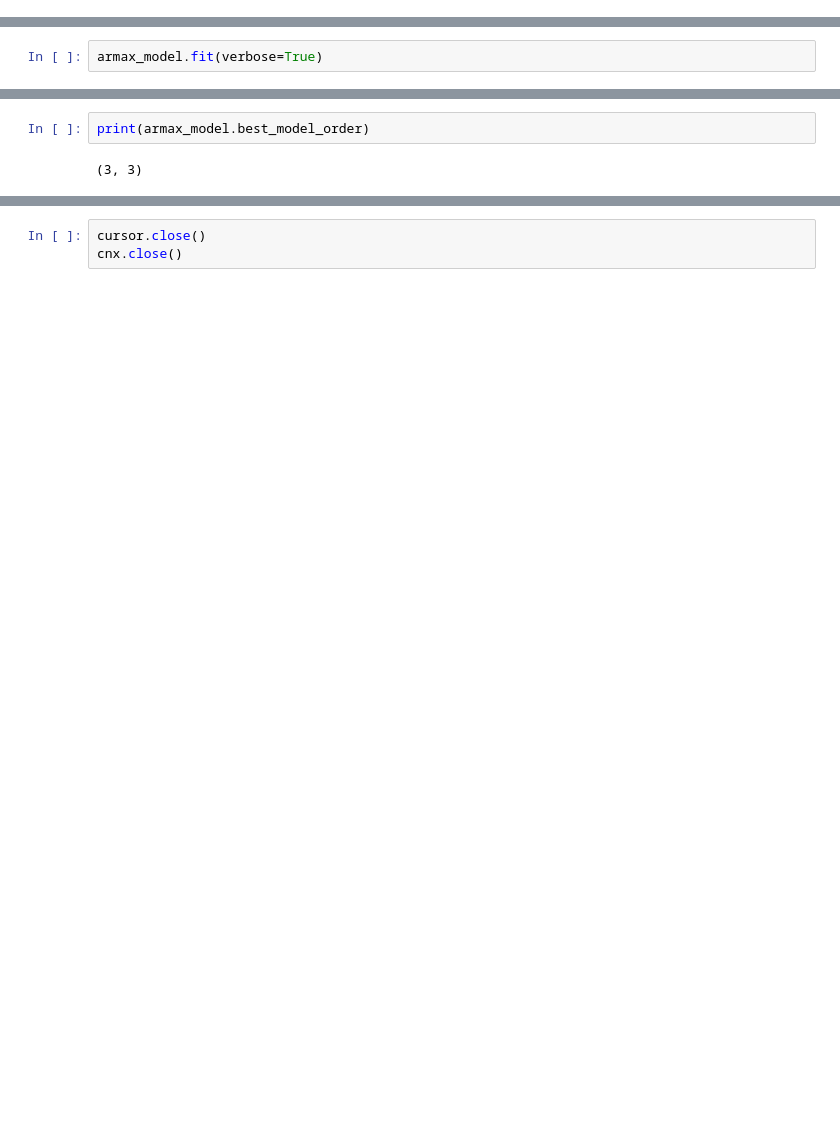
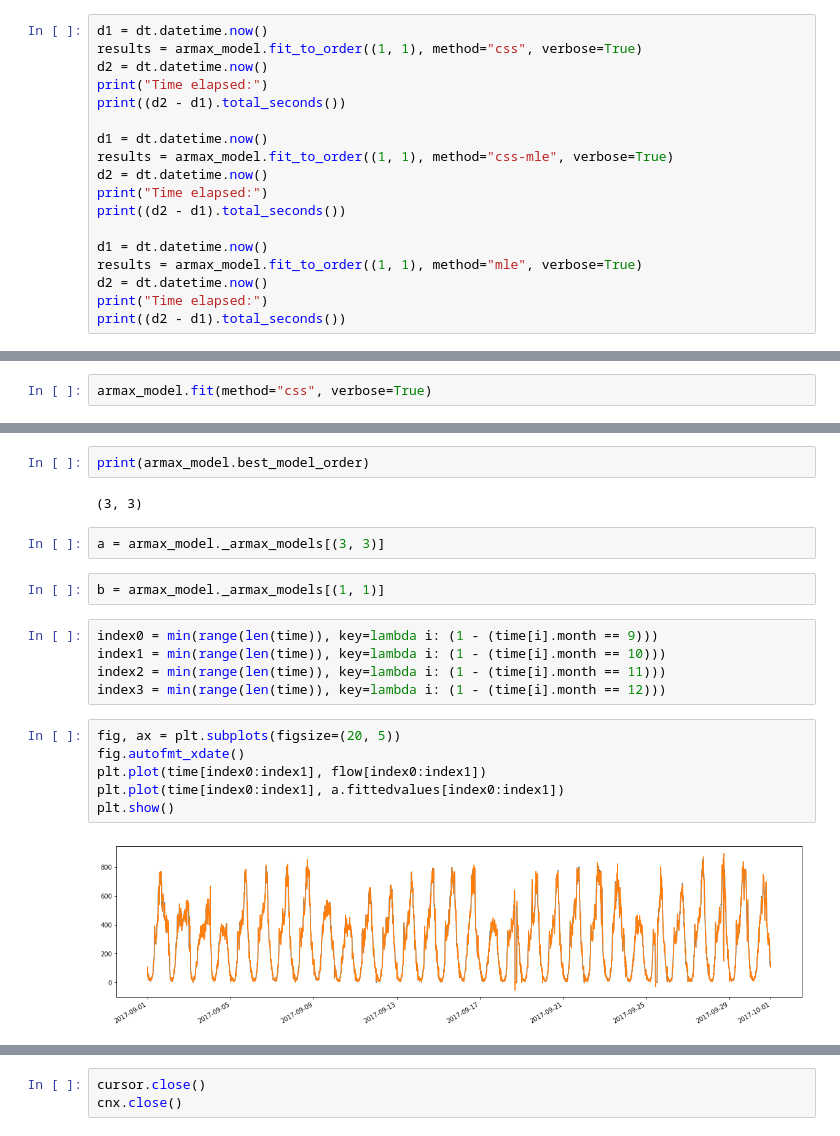
Before and after one commit to victorchan314/arterial_traffic_flow_predictor, a Jupyter notebook: armax.ipynb, the cells around one changed output, grey strips where cells are left out. Cells and saved outputs as stored; diff of their text form; blank space fills up the shorter version.

```diff
--- a/armax.ipynb
+++ b/armax.ipynb
@@ -69,3 +72,21 @@ time, flow, occupancy = query_detector_data(cursor, DETECTOR_DATA_TABLE, DETECTO
 [figure]
 # %%
 armax_model = armax(flow, dates=time)
+# %%
+d1 = dt.datetime.now()
+results = armax_model.fit_to_order((1, 1), method="css", verbose=True)
+d2 = dt.datetime.now()
+print("Time elapsed:")
+print((d2 - d1).total_seconds())
+
+d1 = dt.datetime.now()
+results = armax_model.fit_to_order((1, 1), method="css-mle", verbose=True)
+d2 = dt.datetime.now()
+print("Time elapsed:")
+print((d2 - d1).total_seconds())
+
+d1 = dt.datetime.now()
+results = armax_model.fit_to_order((1, 1), method="mle", verbose=True)
+d2 = dt.datetime.now()
+print("Time elapsed:")
+print((d2 - d1).total_seconds())
@@ -72,4 +98,4 @@ armax_model = armax(flow, dates=time)
 # %%
-armax_model.fit(verbose=True)
+armax_model.fit(method="css", verbose=True)
 # %% [output]
 Fitting order (1, 1)
@@ -95,3 +139,20 @@ Done fitting ARMA model; best order: (3, 3)
 print(armax_model.best_model_order)
 # %% [output]
 (3, 3)
+# %%
+a = armax_model._armax_models[(3, 3)]
+# %%
+b = armax_model._armax_models[(1, 1)]
+# %%
+index0 = min(range(len(time)), key=lambda i: (1 - (time[i].month == 9)))
+index1 = min(range(len(time)), key=lambda i: (1 - (time[i].month == 10)))
+index2 = min(range(len(time)), key=lambda i: (1 - (time[i].month == 11)))
+index3 = min(range(len(time)), key=lambda i: (1 - (time[i].month == 12)))
+# %%
+fig, ax = plt.subplots(figsize=(20, 5))
+fig.autofmt_xdate()
+plt.plot(time[index0:index1], flow[index0:index1])
+plt.plot(time[index0:index1], a.fittedvalues[index0:index1])
+plt.show()
+# %% [output]
+[figure, added]
```
Also changed, not shown: parts of 5 cells of this notebook, 1 other file.
